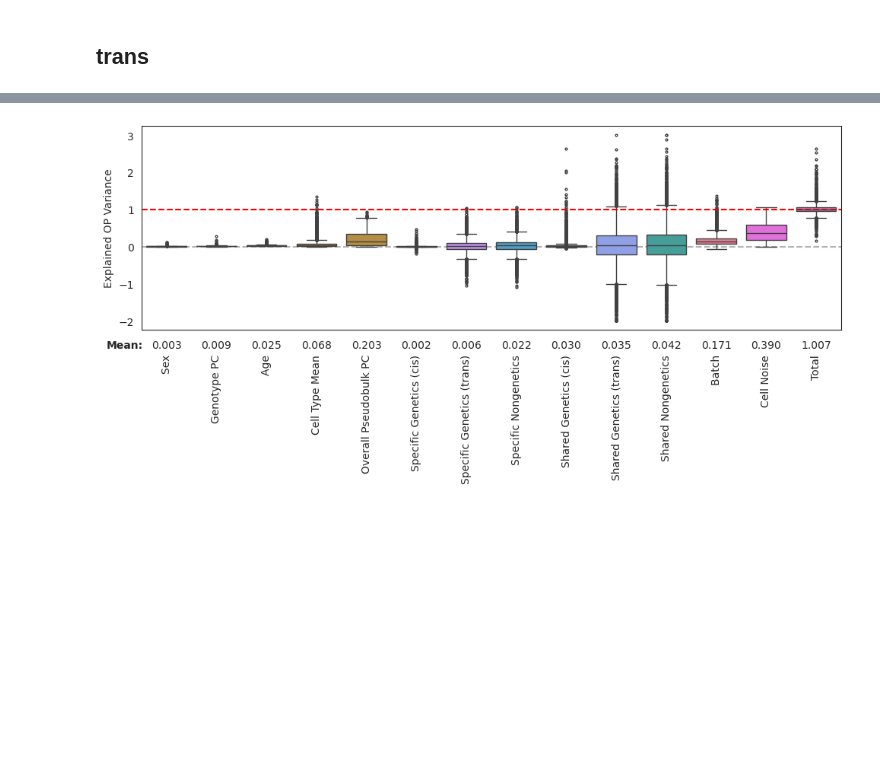
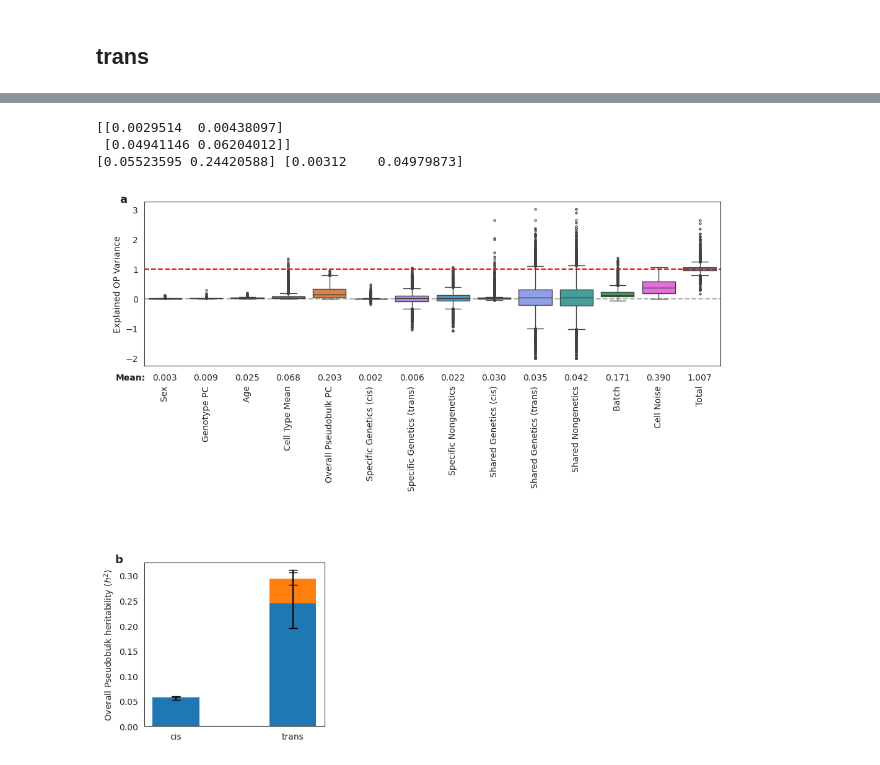
Before and after one commit to Minhui-Chen/CIGMA, a Jupyter notebook: workflow/notebook/fig3.ipynb, the cells around one changed output, grey strips where cells are left out. Saved outputs shown, nothing was run; the diff lists cells and outputs as text; code cells hidden in the pictures; blank space fills up the shorter version.

```diff
--- a/workflow/notebook/fig3.ipynb
+++ b/workflow/notebook/fig3.ipynb
@@ -99,8 +95,6 @@ upper_mask = np.triu(np.ones_like(full_cor, dtype=bool))
 full_cor[upper_mask] = full_W_cor[upper_mask]
 np.fill_diagonal(full_cor, full_h2)
 # %%
-from mpl_toolkits.axes_grid1.axes_divider import make_axes_locatable
-
 # fig
 # colors = sns.color_palette('bright')
 colors = sns.color_palette()
@@ -169,7 +163,7 @@ sig_V_only = jk_data.loc[(jk_data[v] > cut) & (jk_data[w] < cut), :]
 print(sig_V.columns, sig_V.shape, sig_V_only.shape, sig_W.shape)
 ax.scatter(sig_V['start_cum'], sig_V[v], c=sig_V['chr'] % 2, cmap=light_dark_green, s=4, label='Cell type-specific genetic effects (v)')
 ax.scatter(sig_V_only['start_cum'], sig_V_only[v], c=sig_V_only['chr'] % 2, cmap=light_dark_green, marker='*', s=20)
-ax.scatter(sig_W['start_cum'], -sig_W[w], c=sig_W['chr'] % 2, cmap=light_dark_blue, s=4, label='Cell type-specific nongenetic effects (w)')
+ax.scatter(sig_W['start_cum'], -sig_W[w], c=sig_W['chr'] % 2, cmap=light_dark_blue, s=4, label='Cell type-specific environmental effects (w)')
 ax.set_xticks(chr_ticks[::2])
 ax.set_xticklabels(jk_data['chr'].unique()[::2])
 ax.set_xlabel('Chromosome', fontsize=12)
@@ -217,15 +211,17 @@ for i, ax in enumerate([fig.add_subplot(gs[2, :2]), fig.add_subplot(gs[3, :2])])
     gene_p_W = 10 ** (-1 * jk_data[w][index])
     gene_df = pd.DataFrame({'variable': ['Shared'] + cts, 'value': [gene_homg2] + gene_V.tolist(),
                         'error': [gene_std_hom_g2] + gene_std_V.tolist()})
+    print(gene_df)
     sns.scatterplot(data=gene_df, palette=[colors[0]] + [colors[1]] * len(cts), x='variable', y='value',
                     hue='variable', ax=ax, marker='o', s=55, edgecolor="none", zorder=5)
     ax.axhline(0, ls='--', color='0.8', zorder=1)
     ax.text(0.70, 0.95, f'p(V) = {gene_p_V:.2e}', ha='left', va='top', transform=ax.transAxes)
     ax.text(0.70, 0.82, f'p(W) = {gene_p_W:.2e}', ha='left', va='top', transform=ax.transAxes)
     ax.legend().set_visible(False)
-    ax.set_title(f'{genename} ({gene})', fontsize=14, fontstyle='italic')
-    ax.set_xlabel('Cell types')
-    ax.set_ylabel('Cis variance')
+    ax.set_title(f'{genename}', fontsize=14, fontstyle='italic')
+    # ax.set_title(f'{genename} ({gene})', fontsize=14, fontstyle='italic')
+    ax.set_xlabel('Cell types', fontsize=fs)
+    ax.set_ylabel('Cis variance', fontsize=fs)
     ax.errorbar(gene_df['variable'], gene_df['value'], yerr=gene_df['error'],
                     fmt='none', ecolor='0.2', capsize=2, zorder=1)
     ax.text(-0.06, 1.15, idx[i], transform=ax.transAxes, fontsize=fs + 4, fontweight='bold', va='top', ha='right')
@@ -1964,31 +2168,68 @@ Proportion of trans: 0.5631035062784935
 # %%
-trans_means = trans_op_df.mean()
+trans_fixed = ['Cell Type Mean', 'Overall Pseudobulk PC', 'Sex', 'Age', 'Genotype PC']
+trans_random = ['Batch', 'Shared Genetics (cis)', 'Shared Nongenetics', 'Specific Genetics (cis)',
+                'Specific Nongenetics', 'Shared Genetics (trans)', 'Specific Genetics (trans)', 'Cell Noise']
+trans_variances = trans_fixed + trans_random + ['Total']
+trans_op_var_df = trans_op_df[trans_variances]
+trans_means = trans_op_var_df.mean()
 trans_orders = trans_means.sort_values().index.to_numpy()
-trans_fixed = ['Cell Type Mean', 'Overall Pseudobulk PC', 'Sex', 'Age', 'Genotype PC']
 trans_orders = trans_orders[np.isin(trans_orders, trans_fixed)].tolist() + trans_orders[~np.isin(trans_orders, trans_fixed)].tolist()
 
 # plot
-fig, ax = plt.subplots(figsize=(10, 5))
+fig = plt.figure(1, figsize=(12, 11))
+gs = gridspec.GridSpec(3, 3, wspace=.1, hspace=.1)
 
-sns.boxplot(data=trans_op_df.clip(-2, 3), ax=ax, fliersize=2, order=trans_orders)
+ax = fig.add_subplot(gs[:1, :])
+
+sns.boxplot(data=trans_op_var_df.clip(-2, 3), ax=ax, fliersize=2, order=trans_orders)
 
 ax.axhline(y=1, color='r', linestyle='--')
 ax.axhline(y=0, color='.7', linestyle='--', zorder=0)
 
 # move x labels down
 ax.set_xticks(ax.get_xticks())
 ax.set_xticklabels([f'{label.get_text()}     ' for label in ax.get_xticklabels()])
 # add means
 y = -2.8
 ax.text(-1.2, y, 'Mean:', fontweight='bold', va='bottom')
 for x, mean in zip(ax.get_xticks(), trans_means[trans_orders]):
     ax.text(x, y, f'{mean:.3f}', ha='center', va='bottom')
 
 # ax.set_xlabel('Component')
 ax.set_ylabel('Explained OP Variance')
 
 ax.tick_params(axis='x', rotation=90)
+ax.text(-0.03, 1.05, 'a', transform=ax.transAxes, fontsize=fs + 4, fontweight='bold', va='top', ha='right')
+
+# plot proportion of h2
+width = .4
+labels = ['cis', 'trans']
+ax = fig.add_subplot(gs[2, 0])
+
+bottom = np.zeros(2)
+values = np.array([median_shared_h2_cis, median_shared_h2_trans])
+ci = np.array([median_shared_h2_cis_ci, median_shared_h2_trans_ci])
+yerr = np.abs(ci - values[:, np.newaxis])
+print(yerr)
+
+ax.bar(labels, values, width, yerr=yerr.T, capsize=5,
+    bottom=bottom, color=colors[0], edgecolor='none', label='Shared')
+
+bottom += [median_shared_h2_cis, median_shared_h2_trans]
+values = np.array([median_specific_h2_cis, median_specific_h2_trans])
+print(bottom, values)
+ci = np.array([median_specific_h2_cis_ci, median_specific_h2_trans_ci])
+yerr = np.abs(ci - values[:, np.newaxis])
+ax.bar(labels, values, width, yerr=yerr.T, capsize=5,
+        bottom=bottom, color=colors[1], edgecolor='none', label='Specific')
+
+ax.set_ylabel('Overall Pseudobulk heritability ($h^2$)')
+ax.text(-0.12, 1.05, 'b', transform=ax.transAxes, fontsize=fs + 4, fontweight='bold', va='top', ha='right')
+
 
 fig.tight_layout()
 # %% [output]
+[[0.0029514  0.00438097]
+ [0.04941146 0.06204012]]
+[0.05523595 0.24420588] [0.00312    0.04979873]
-[figure, old version]
+[figure, new version]
```
Also changed, not shown: parts of 9 cells of this notebook, 8 other files.
